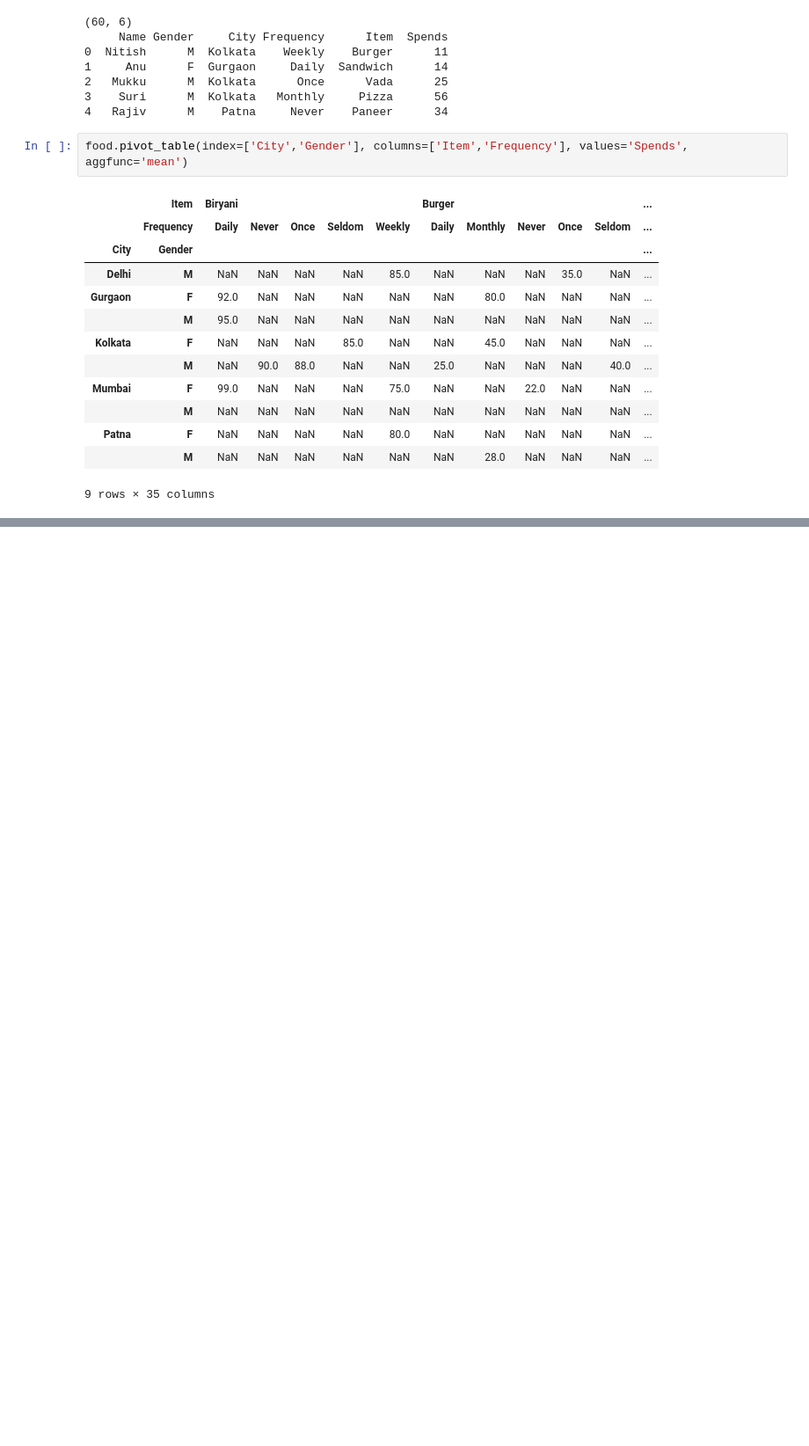
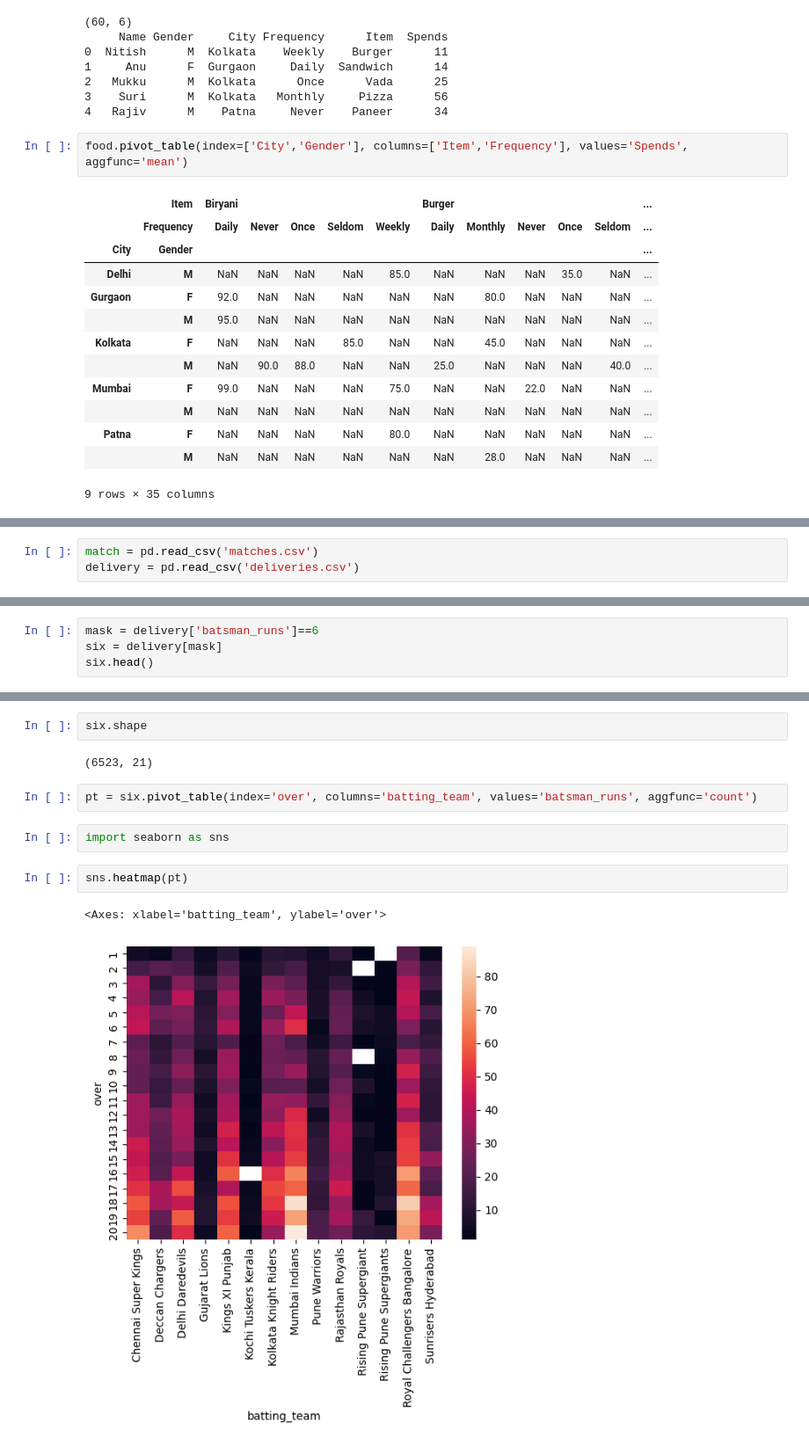
Before and after one commit to suyashsahu00/Hands-On_Machine_Learning_with_Scikit-Learn-Keras-and-TensorFlow, a Jupyter notebook: CampusX/Pandas/Pandas.ipynb, the cells around one changed output, grey strips where cells are left out. Shown at 88% size. Drawn from its saved outputs; the diff is of its cells as text; blank space fills up the shorter version.

Commit message:
feat: Applying Pivot Table to IPL Dataset

```diff
--- a/CampusX/Pandas/Pandas.ipynb
+++ b/CampusX/Pandas/Pandas.ipynb
@@ -841,0 +847,3 @@ food.pivot_table(index=['City','Gender'], columns=['Item','Frequency'], values='
+# %%
+match = pd.read_csv('matches.csv')
+delivery = pd.read_csv('deliveries.csv')
@@ -841,0 +860,4 @@ food.pivot_table(index=['City','Gender'], columns=['Item','Frequency'], values='
+# %%
+mask = delivery['batsman_runs']==6
+six = delivery[mask]
+six.head()
@@ -841,0 +872,13 @@ food.pivot_table(index=['City','Gender'], columns=['Item','Frequency'], values='
+# %%
+six.shape
+# %% [output]
+(6523, 21)
+# %%
+pt = six.pivot_table(index='over', columns='batting_team', values='batsman_runs', aggfunc='count')
+# %%
+import seaborn as sns
+# %%
+sns.heatmap(pt)
+# %% [output]
+<Axes: xlabel='batting_team', ylabel='over'>
+[figure, added]
```
Also changed, not shown: parts of 4 cells of this notebook.
